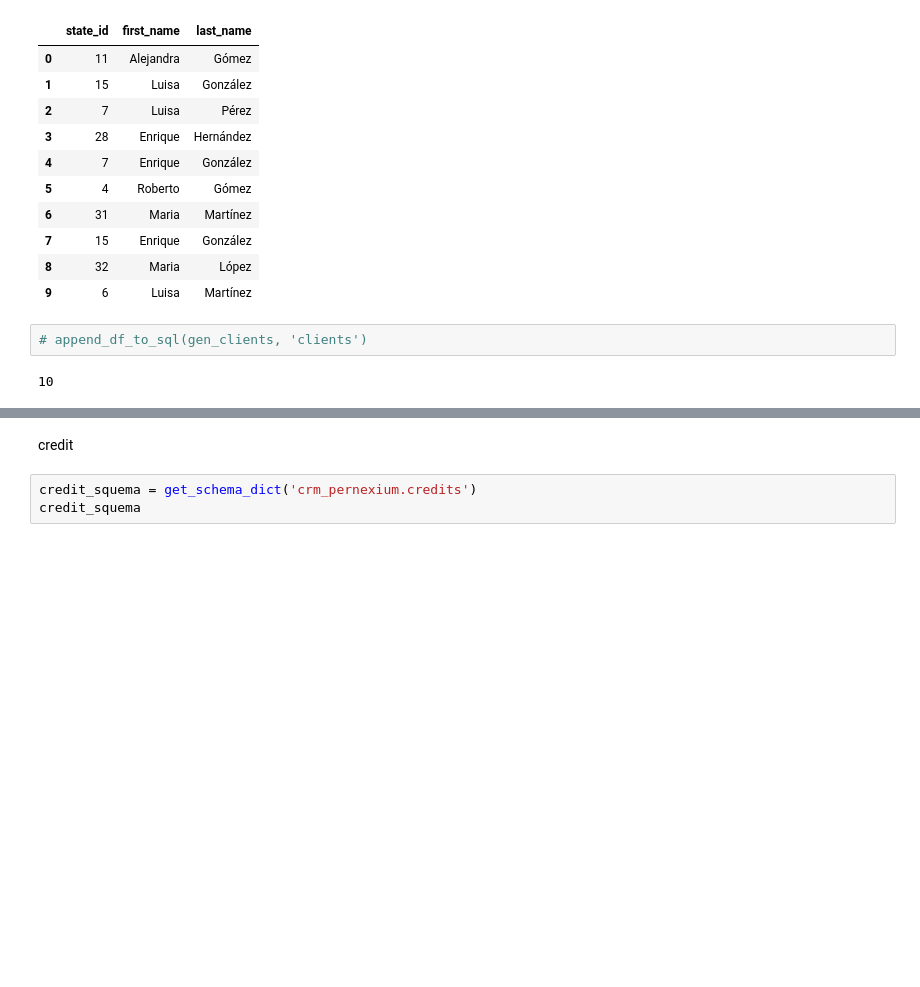
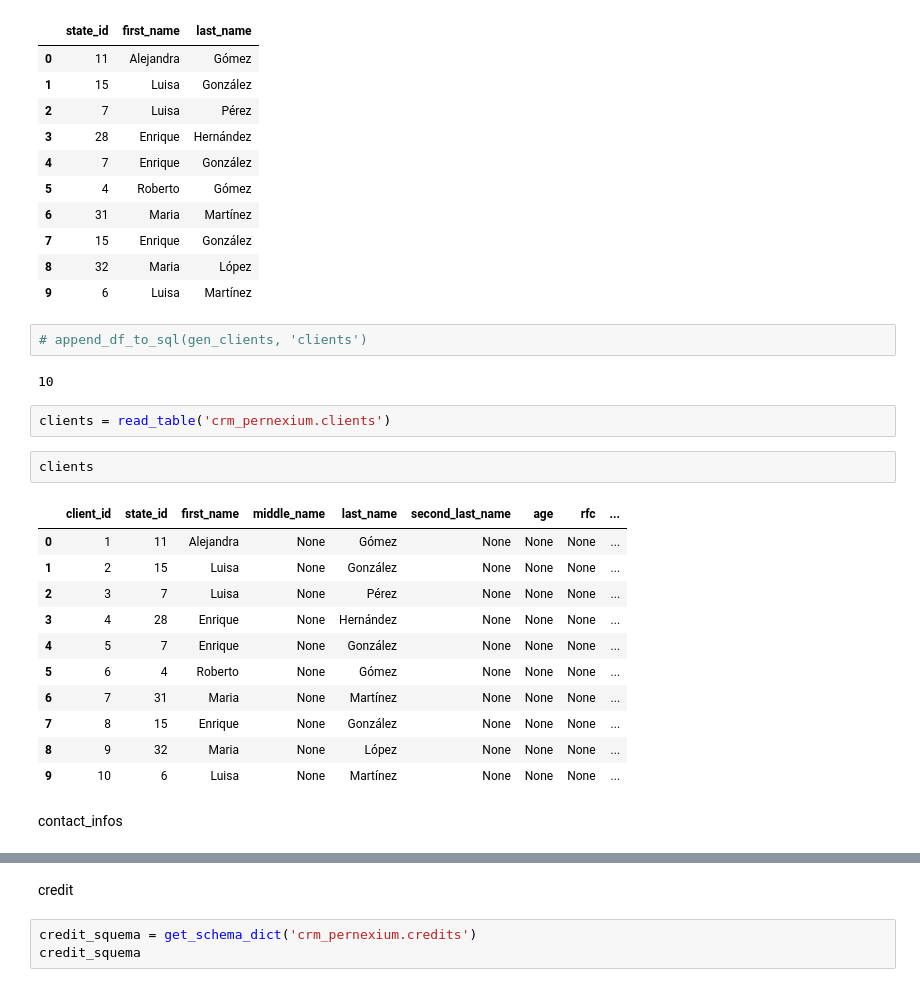
Before and after one commit to Pernexium/crm_pernexium, a Jupyter notebook: data/generacion_random_registros_crm_pernexium.ipynb, the cells around one changed output, grey strips where cells are left out. Drawn from its saved outputs; the diff is of its cells as text; blank space fills up the shorter version.

```diff
--- a/data/generacion_random_registros_crm_pernexium.ipynb
+++ b/data/generacion_random_registros_crm_pernexium.ipynb
@@ -102,3 +103,21 @@ gen_clients
 # append_df_to_sql(gen_clients, 'clients')
 # %% [output]
 10
+# %%
+clients = read_table('crm_pernexium.clients')
+# %%
+clients
+# %% [output]
+|  | client_id | state_id | first_name | middle_name | last_name | second_last_name | age | rfc | ... |
+| 0 | 1 | 11 | Alejandra | None | Gómez | None | None | None | ... |
+| 1 | 2 | 15 | Luisa | None | González | None | None | None | ... |
+| 2 | 3 | 7 | Luisa | None | Pérez | None | None | None | ... |
+| 3 | 4 | 28 | Enrique | None | Hernández | None | None | None | ... |
+| 4 | 5 | 7 | Enrique | None | González | None | None | None | ... |
+| 5 | 6 | 4 | Roberto | None | Gómez | None | None | None | ... |
+| 6 | 7 | 31 | Maria | None | Martínez | None | None | None | ... |
+| 7 | 8 | 15 | Enrique | None | González | None | None | None | ... |
+| 8 | 9 | 32 | Maria | None | López | None | None | None | ... |
+| 9 | 10 | 6 | Luisa | None | Martínez | None | None | None | ... |
+# %% [markdown]
+contact_infos
```
Also changed, not shown: parts of 12 cells of this notebook.
